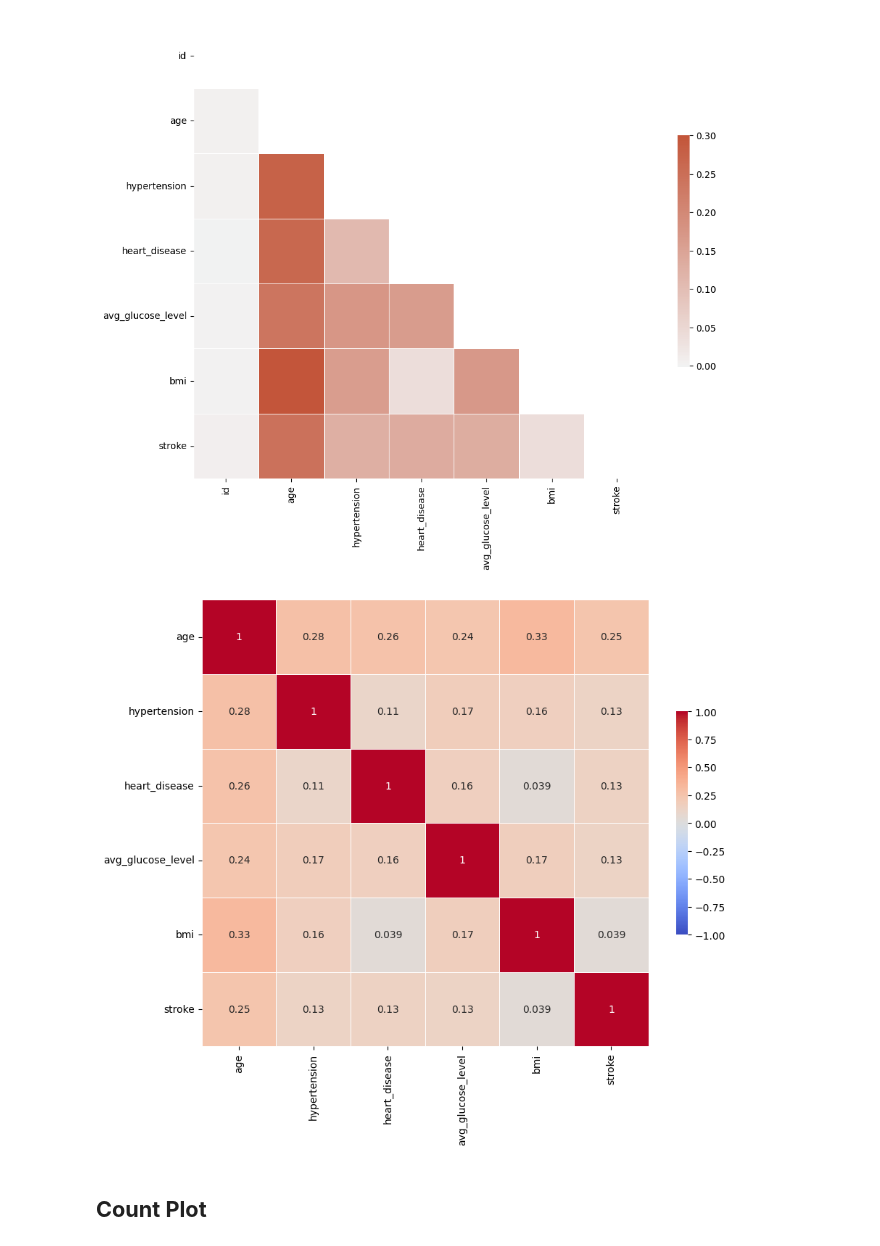
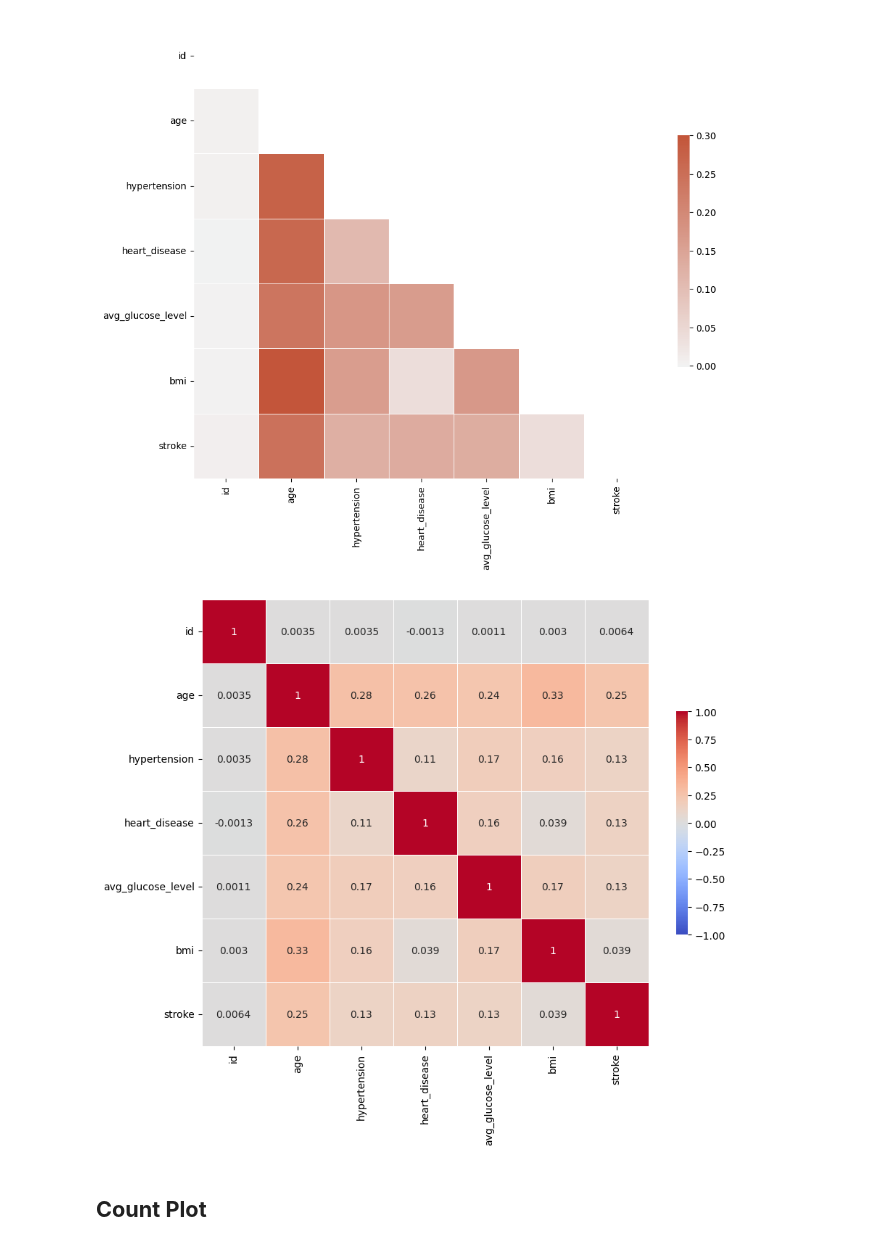
Before and after one commit to hoandkjxhbfhk/stroke-predict, a Jupyter notebook: stroke-eda-smote-9-models-90-accuracy.ipynb, the cells around one changed output. Saved outputs shown, nothing was run; the diff lists cells and outputs as text; code cells hidden in the pictures.

```diff
--- a/stroke-eda-smote-9-models-90-accuracy.ipynb
+++ b/stroke-eda-smote-9-models-90-accuracy.ipynb
@@ -191,21 +191,21 @@ sns.heatmap(corr, mask=mask, cmap=cmap, vmax=.3, center=0, square=True, linewidt
 [figure]
 # %%
 # Bỏ cột 'id'
-subset_dataset = subset_dataset.drop(columns=['id'])
+#subset_dataset = subset_dataset.drop(columns=['id'])
 
 # Tính ma trận tương quan
 corr = subset_dataset.corr()
 
 # Thiết lập figure cho matplotlib
 plt.figure(figsize=(10, 8))
 
 # Vẽ biểu đồ heatmap với cmap
 sns.heatmap(corr, annot=True, cmap='coolwarm', vmin=-1, vmax=1, center=0, square=True, linewidths=.5, cbar_kws={"shrink": .5})
 
 # Hiển thị biểu đồ
 plt.show()
 # %% [output]
-[figure, old version]
+[figure, new version]
 # %% [markdown]
 ## **Count Plot** <a id="3.2"></a>
 # %% [markdown]
```
Also changed, not shown: parts of 14 cells of this notebook.
